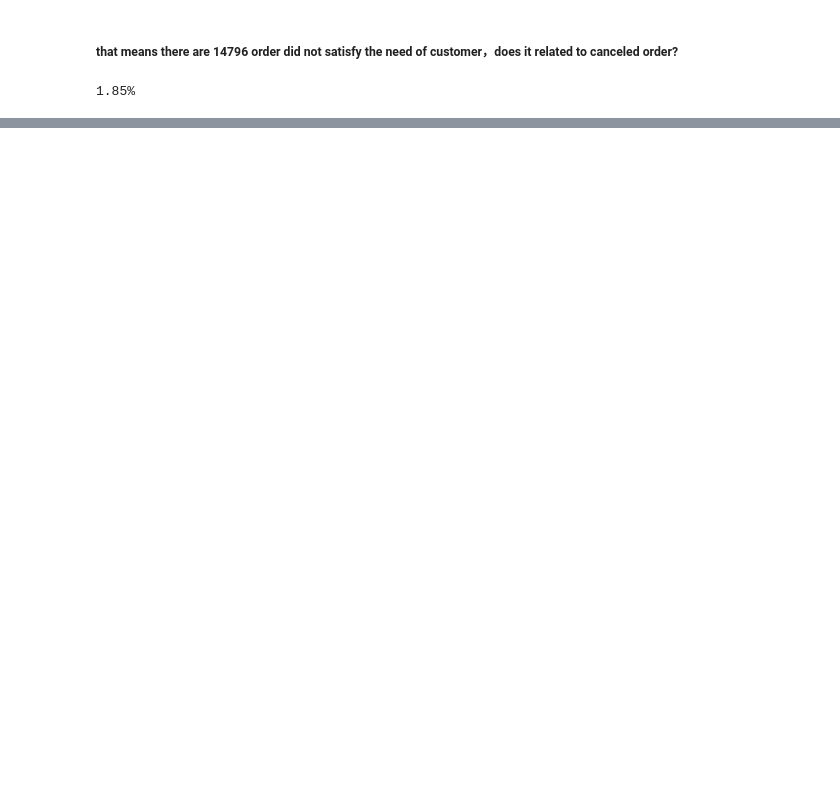
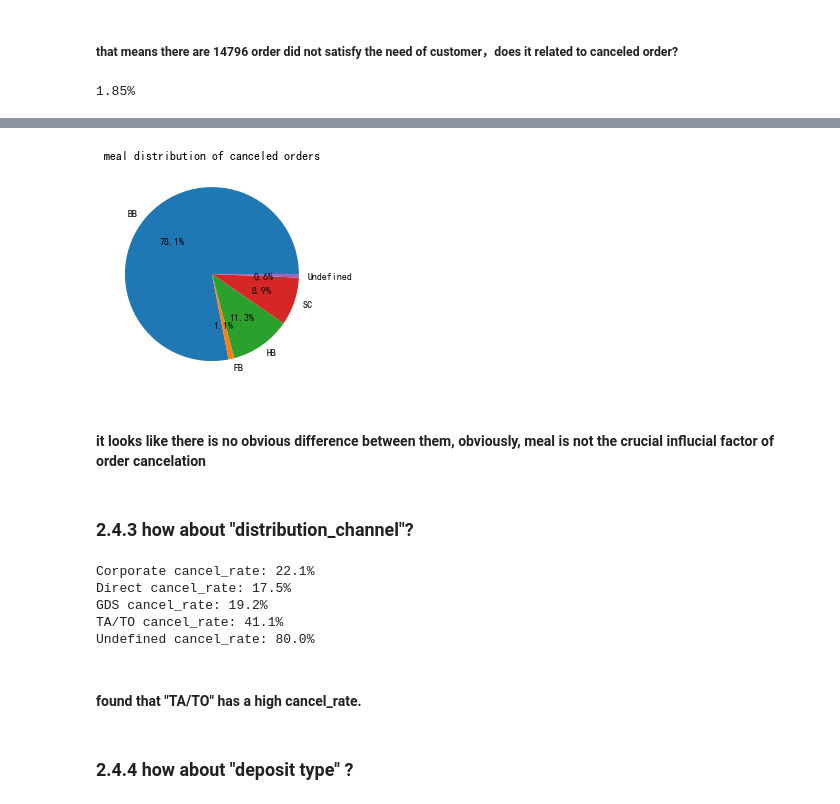
Before and after one commit to DuanLee2520/hotel, a Jupyter notebook: analyze.ipynb, the cells around one changed output, grey strips where cells are left out. Saved outputs shown, nothing was run; the diff lists cells and outputs as text; code cells hidden in the pictures; blank space fills up the shorter version.

```diff
--- a/analyze.ipynb
+++ b/analyze.ipynb
@@ -432,0 +453,33 @@ print(str(round(rate*100,2))+"%")
+# %%
+plt.pie(x=meal_data_y.values,labels=meal_data_n.index,autopct="%.1f%%")
+plt.title("meal distribution of canceled orders")
+plt.show()
+# %% [output]
+[figure, added]
+# %% [markdown]
+#### it looks like there is no obvious difference between them, obviously, meal is not the crucial influcial factor of order cancelation
+# %% [markdown]
+### 2.4.3 how about "distribution_channel"?
+# %%
+# prepare the data
+channel_data=new_data[["is_canceled","distribution_channel","hotel"]]
+cancel_channel_data=channel_data.groupby(["is_canceled","distribution_channel"])["hotel"].count().reset_index().rename(columns={"hotel":"is_cancel_counts"})
+# print(cancel_channel_data)
+# total order quantities of different distribution channel
+all_channel_data=cancel_channel_data.groupby("distribution_channel")["is_cancel_counts"].sum()
+# print(all_channel_data)
+for i in all_channel_data.index:
+    cancel_num=cancel_channel_data[(cancel_channel_data["is_canceled"]==1)&(cancel_channel_data["distribution_channel"]==i)]["is_cancel_counts"]
+    all_num=all_channel_data[i]
+    cancel_rate=cancel_num/all_num *100
+    print("%s cancel_rate: %.1f%%" %(i,cancel_rate))
+# %% [output]
+Corporate cancel_rate: 22.1%
+Direct cancel_rate: 17.5%
+GDS cancel_rate: 19.2%
+TA/TO cancel_rate: 41.1%
+Undefined cancel_rate: 80.0%
+# %% [markdown]
+#### found that "TA/TO" has a high cancel_rate.
+# %% [markdown]
+### 2.4.4 how about "deposit type" ?
```
Also changed, not shown: parts of 12 cells of this notebook.
